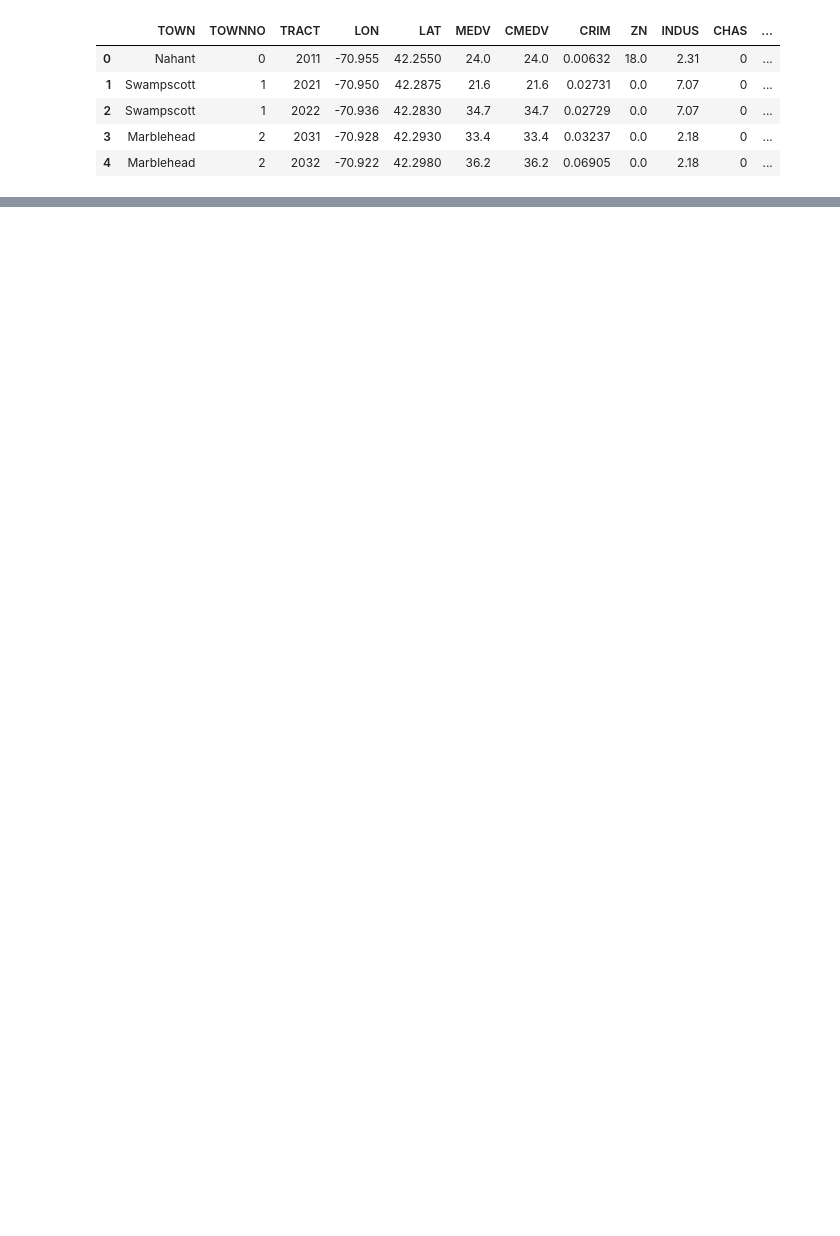
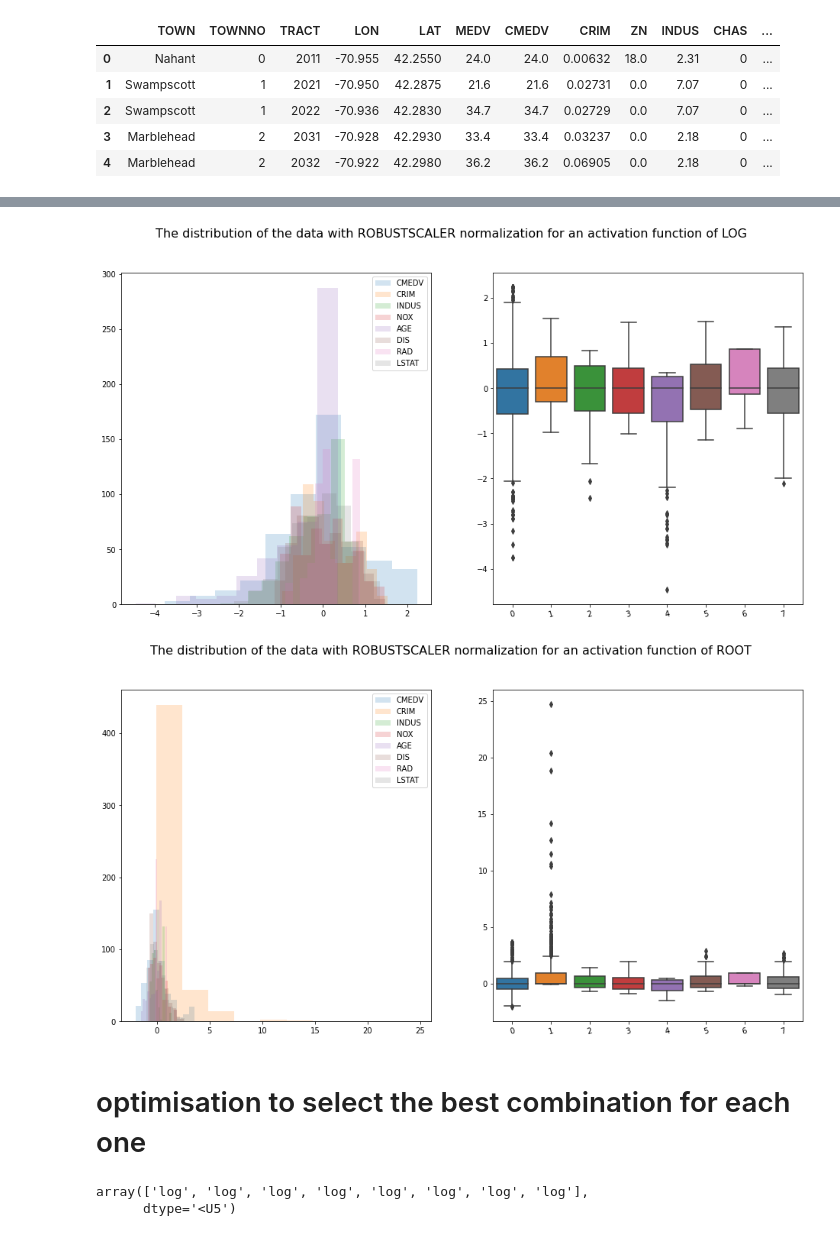
Before and after one commit to namiyousef/ai_hack_2021, a Jupyter notebook: data_exploration/data_selection_and_cleaning.ipynb, the cells around one changed output, grey strips where cells are left out. Drawn from its saved outputs; the diff is of its cells as text; code cells hidden in the pictures; blank space fills up the shorter version.

```diff
--- a/data_exploration/data_selection_and_cleaning.ipynb
+++ b/data_exploration/data_selection_and_cleaning.ipynb
@@ -158,0 +102,16 @@ IndexError: list index out of range
+# %%
+# analyse with different combinations
+
+# to reduce positive skew
+df_analysis, kurts, skews = plotting(df_main, activation = log, normalization = RobustScaler)
+# looks better? Can you try others?
+
+
+df_analysis, kurts, skews = plotting(df_main, activation = root, normalization = RobustScaler,
+                                  power = 3,
+                                  inverse = True)
+# %% [output]
+[figure, added]
+[figure, added]
+# %% [markdown]
+# optimisation to select the best combination for each one
@@ -158,0 +151,5 @@ IndexError: list index out of range
+# %%
+ideal_activations
+# %% [output]
+array(['log', 'log', 'log', 'log', 'log', 'log', 'log', 'log'],
+      dtype='<U5')
```
Also changed, not shown: parts of 18 cells of this notebook.
